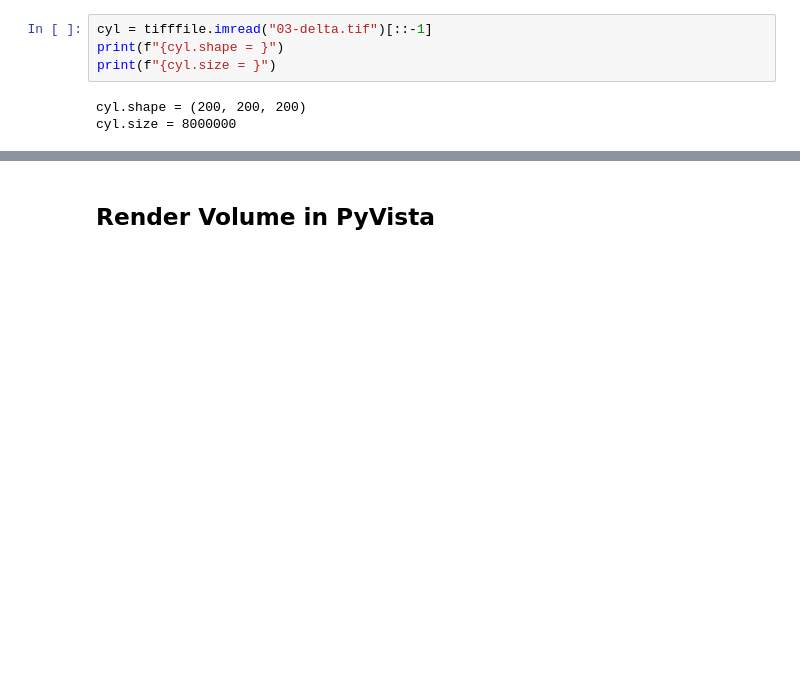
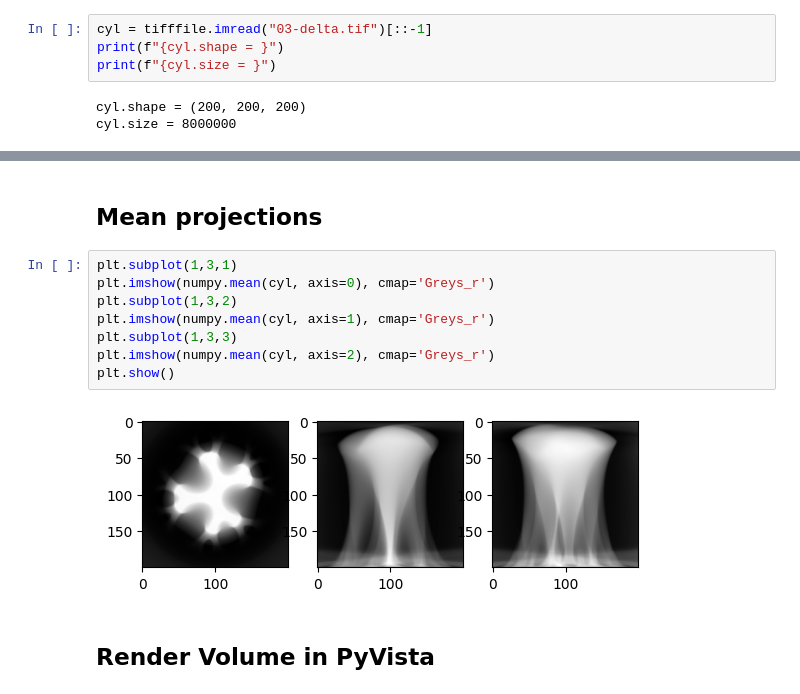
Before and after one commit to EPFL-Center-for-Imaging/ImagingLunch_nD_Image_Visualization, a Jupyter notebook: pyvista_demo.ipynb, the cells around one changed output, grey strips where cells are left out. Cells and saved outputs as stored; diff of their text form; blank space fills up the shorter version.

```diff
--- a/pyvista_demo.ipynb
+++ b/pyvista_demo.ipynb
@@ -22,3 +34,15 @@ cyl.size = 8000000
+# %% [markdown]
+## Mean projections
+# %%
+plt.subplot(1,3,1)
+plt.imshow(numpy.mean(cyl, axis=0), cmap='Greys_r')
+plt.subplot(1,3,2)
+plt.imshow(numpy.mean(cyl, axis=1), cmap='Greys_r')
+plt.subplot(1,3,3)
+plt.imshow(numpy.mean(cyl, axis=2), cmap='Greys_r')
+plt.show()
+# %% [output]
+[figure, added]
 # %% [markdown]
 ## Render Volume in PyVista
 # %%
```
Also changed, not shown: parts of 3 cells of this notebook.
